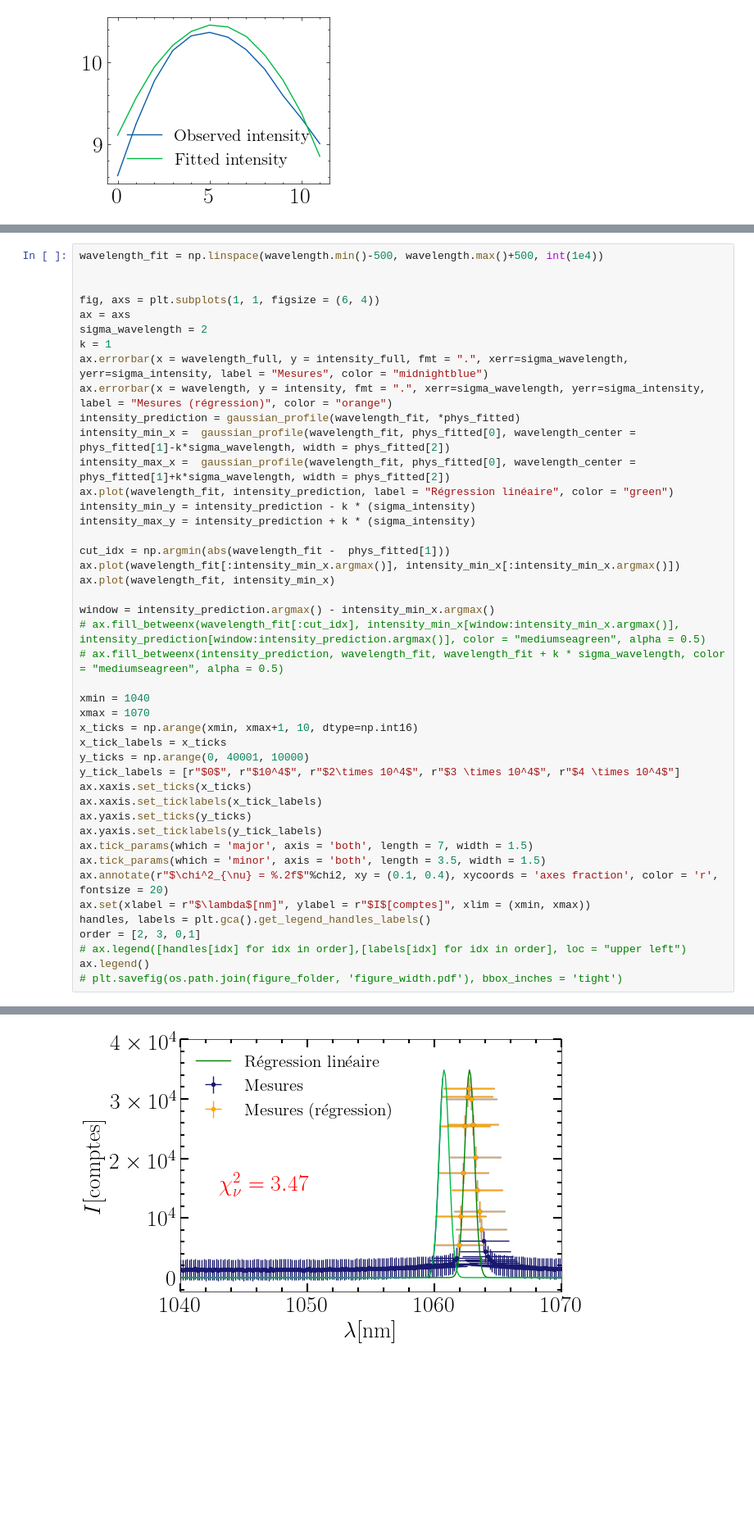
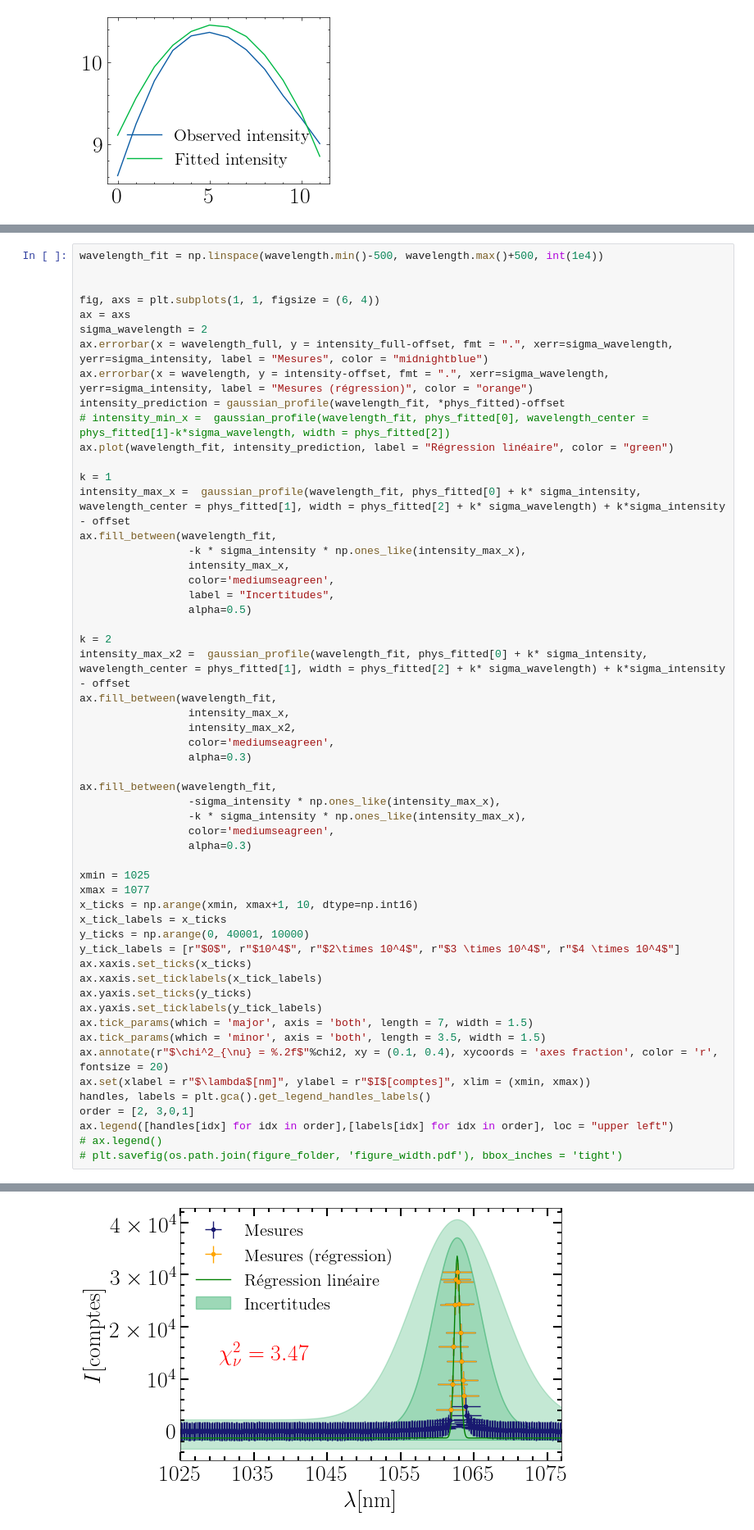
Before and after one commit to EnceladeCandy/phy3040, a Jupyter notebook: notebooks/optique_non_lineaire.ipynb, the cells around one changed output, grey strips where cells are left out. Shown at 82% size. Saved outputs shown, nothing was run; the diff lists cells and outputs as text; blank space fills up the shorter version.

```diff
--- a/notebooks/optique_non_lineaire.ipynb
+++ b/notebooks/optique_non_lineaire.ipynb
@@ -579,47 +579,58 @@ $$ -->
 # %%
 wavelength_fit = np.linspace(wavelength.min()-500, wavelength.max()+500, int(1e4))
 
 
 fig, axs = plt.subplots(1, 1, figsize = (6, 4))
 ax = axs
 sigma_wavelength = 2
+ax.errorbar(x = wavelength_full, y = intensity_full-offset, fmt = ".", xerr=sigma_wavelength, yerr=sigma_intensity, label = "Mesures", color = "midnightblue")
+ax.errorbar(x = wavelength, y = intensity-offset, fmt = ".", xerr=sigma_wavelength, yerr=sigma_intensity, label = "Mesures (régression)", color = "orange")
+intensity_prediction = gaussian_profile(wavelength_fit, *phys_fitted)-offset
+# intensity_min_x =  gaussian_profile(wavelength_fit, phys_fitted[0], wavelength_center = phys_fitted[1]-k*sigma_wavelength, width = phys_fitted[2])
+ax.plot(wavelength_fit, intensity_prediction, label = "Régression linéaire", color = "green")
+
 k = 1
-ax.errorbar(x = wavelength_full, y = intensity_full, fmt = ".", xerr=sigma_wavelength, yerr=sigma_intensity, label = "Mesures", color = "midnightblue")
-ax.errorbar(x = wavelength, y = intensity, fmt = ".", xerr=sigma_wavelength, yerr=sigma_intensity, label = "Mesures (régression)", color = "orange")
-intensity_prediction = gaussian_profile(wavelength_fit, *phys_fitted)
-intensity_min_x =  gaussian_profile(wavelength_fit, phys_fitted[0], wavelength_center = phys_fitted[1]-k*sigma_wavelength, width = phys_fitted[2])
-intensity_max_x =  gaussian_profile(wavelength_fit, phys_fitted[0], wavelength_center = phys_fitted[1]+k*sigma_wavelength, width = phys_fitted[2])
-ax.plot(wavelength_fit, intensity_prediction, label = "Régression linéaire", color = "green")
-intensity_min_y = intensity_prediction - k * (sigma_intensity)
-intensity_max_y = intensity_prediction + k * (sigma_intensity)
+intensity_max_x =  gaussian_profile(wavelength_fit, phys_fitted[0] + k* sigma_intensity, wavelength_center = phys_fitted[1], width = phys_fitted[2] + k* sigma_wavelength) + k*sigma_intensity - offset
+ax.fill_between(wavelength_fit,
+                 -k * sigma_intensity * np.ones_like(intensity_max_x),
+                 intensity_max_x,
+                 color='mediumseagreen',
+                 label = "Incertitudes",
+                 alpha=0.5)
 
-cut_idx = np.argmin(abs(wavelength_fit -  phys_fitted[1]))
-ax.plot(wavelength_fit[:intensity_min_x.argmax()], intensity_min_x[:intensity_min_x.argmax()])
-ax.plot(wavelength_fit, intensity_min_x)
+k = 2
+intensity_max_x2 =  gaussian_profile(wavelength_fit, phys_fitted[0] + k* sigma_intensity, wavelength_center = phys_fitted[1], width = phys_fitted[2] + k* sigma_wavelength) + k*sigma_intensity - offset
+ax.fill_between(wavelength_fit,
+                 intensity_max_x,
+                 intensity_max_x2,
+                 color='mediumseagreen',
+                 alpha=0.3)
 
-window = intensity_prediction.argmax() - intensity_min_x.argmax()
-# ax.fill_betweenx(wavelength_fit[:cut_idx], intensity_min_x[window:intensity_min_x.argmax()], intensity_prediction[window:intensity_prediction.argmax()], color = "mediumseagreen", alpha = 0.5)
-# ax.fill_betweenx(intensity_prediction, wavelength_fit, wavelength_fit + k * sigma_wavelength, color = "mediumseagreen", alpha = 0.5)
+ax.fill_between(wavelength_fit,
+                 -sigma_intensity * np.ones_like(intensity_max_x),
+                 -k * sigma_intensity * np.ones_like(intensity_max_x),
+                 color='mediumseagreen',
+                 alpha=0.3)
 
-xmin = 1040
-xmax = 1070
+xmin = 1025
+xmax = 1077
 x_ticks = np.arange(xmin, xmax+1, 10, dtype=np.int16)
 x_tick_labels = x_ticks
 y_ticks = np.arange(0, 40001, 10000)
 y_tick_labels = [r"$0$", r"$10^4$", r"$2\times 10^4$", r"$3 \times 10^4$", r"$4 \times 10^4$"]
 ax.xaxis.set_ticks(x_ticks)
 ax.xaxis.set_ticklabels(x_tick_labels)
 ax.yaxis.set_ticks(y_ticks)
 ax.yaxis.set_ticklabels(y_tick_labels)
 ax.tick_params(which = 'major', axis = 'both', length = 7, width = 1.5)
 ax.tick_params(which = 'minor', axis = 'both', length = 3.5, width = 1.5)
 ax.annotate(r"$\chi^2_{\nu} = %.2f$"%chi2, xy = (0.1, 0.4), xycoords = 'axes fraction', color = 'r', fontsize = 20)
 ax.set(xlabel = r"$\lambda$[nm]", ylabel = r"$I$[comptes]", xlim = (xmin, xmax))
 handles, labels = plt.gca().get_legend_handles_labels()
-order = [2, 3, 0,1]
-# ax.legend([handles[idx] for idx in order],[labels[idx] for idx in order], loc = "upper left")
-ax.legend()
+order = [2, 3,0,1]
+ax.legend([handles[idx] for idx in order],[labels[idx] for idx in order], loc = "upper left")
+# ax.legend()
 # plt.savefig(os.path.join(figure_folder, 'figure_width.pdf'), bbox_inches = 'tight')
 # %% [output]
 <matplotlib.legend.Legend at 0x...>
-[figure, old version]
+[figure, new version]
```
Also changed, not shown: parts of 5 cells of this notebook.
